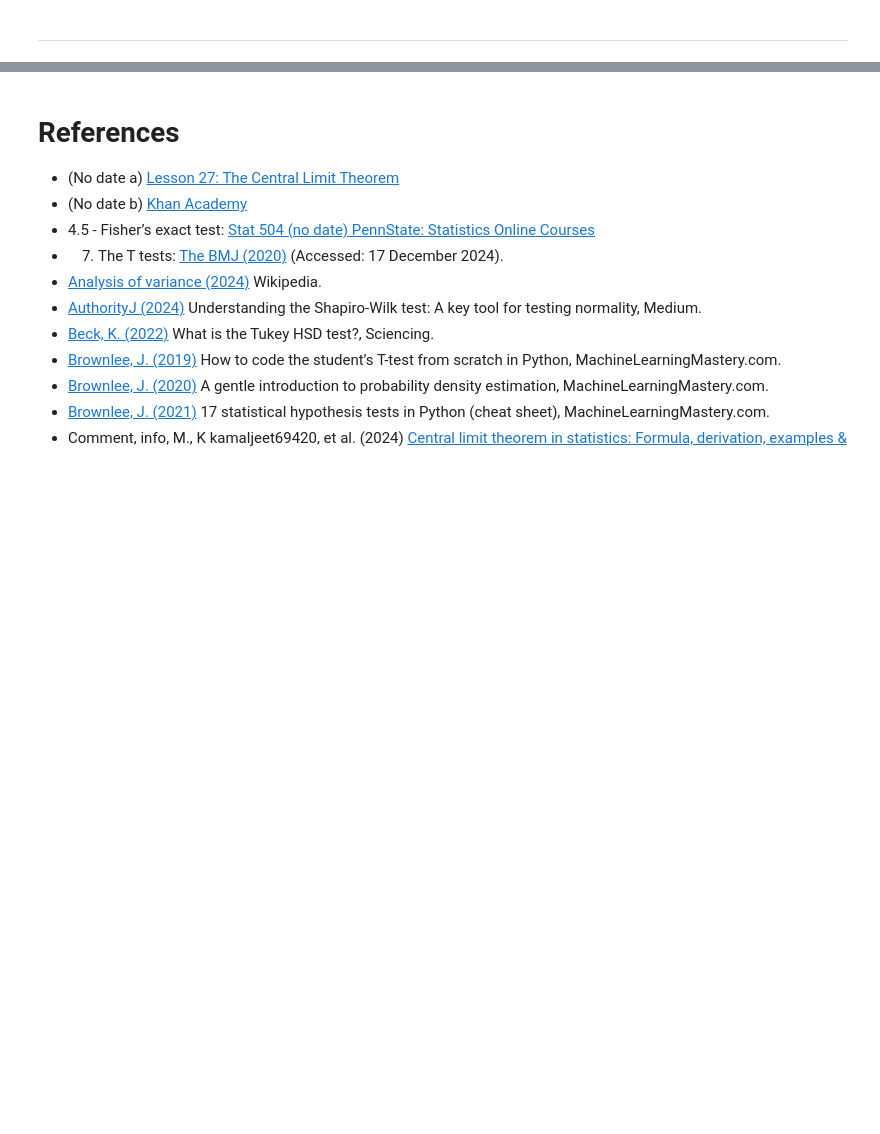
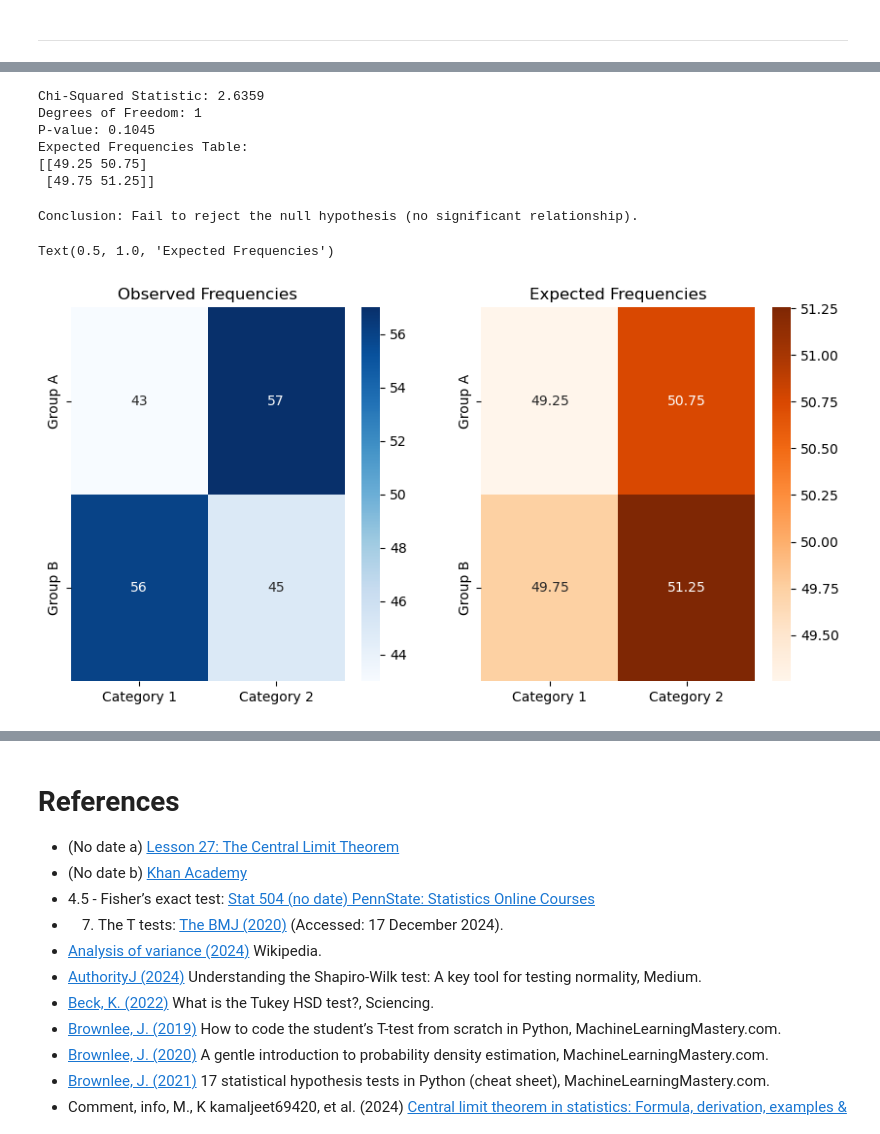
Before and after one commit to keithmmc/appliedstats, a Jupyter notebook: tasks.ipynb, the cells around one changed output, grey strips where cells are left out. Drawn from its saved outputs; the diff is of its cells as text; code cells hidden in the pictures; blank space fills up the shorter version.

Commit message:
Update tasks.ipynb
adding research on chi square and adding machine learning to project

```diff
--- a/tasks.ipynb
+++ b/tasks.ipynb
@@ -901,0 +918,4 @@ Post hoc analysis using Tukey's HSD test revealed the pairwise differences betwe
+# %%
+observed = np.array([[43, 57], [56, 45]])
+# %%
+chi2, p, dof, expected = chi2_contingency(observed)
@@ -901,0 +924,36 @@ Post hoc analysis using Tukey's HSD test revealed the pairwise differences betwe
+# %%
+print(f"Chi-Squared Statistic: {chi2:.4f}")
+print(f"Degrees of Freedom: {dof}")
+print(f"P-value: {p:.4f}")
+print("Expected Frequencies Table:")
+print(np.round(expected, 2))
+# %% [output]
+Chi-Squared Statistic: 2.6359
+Degrees of Freedom: 1
+P-value: 0.1045
+Expected Frequencies Table:
+[[49.25 50.75]
+ [49.75 51.25]]
+# %%
+if p < alpha:
+    print("Conclusion: Reject the null hypothesis (variables are likely dependent).")
+else:
+    print("Conclusion: Fail to reject the null hypothesis (no significant relationship).")
+# %% [output]
+Conclusion: Fail to reject the null hypothesis (no significant relationship).
+# %%
+# Plot observed and expected frequencies
+fig, axes = plt.subplots(1, 2, figsize=(10, 5))
+
+# Plot observed frequencies
+sns.heatmap(observed, annot=True, fmt=".0f", cmap="Blues", xticklabels=["Category 1", "Category 2"],
+            yticklabels=["Group A", "Group B"], ax=axes[0])
+axes[0].set_title("Observed Frequencies")
+
+# Plot expected frequencies
+sns.heatmap(expected, annot=True, fmt=".2f", cmap="Oranges", xticklabels=["Category 1", "Category 2"],
+            yticklabels=["Group A", "Group B"], ax=axes[1])
+axes[1].set_title("Expected Frequencies")
+# %% [output]
+Text(0.5, 1.0, 'Expected Frequencies')
+[figure, added]
```
Also changed, not shown: parts of 23 cells of this notebook.
